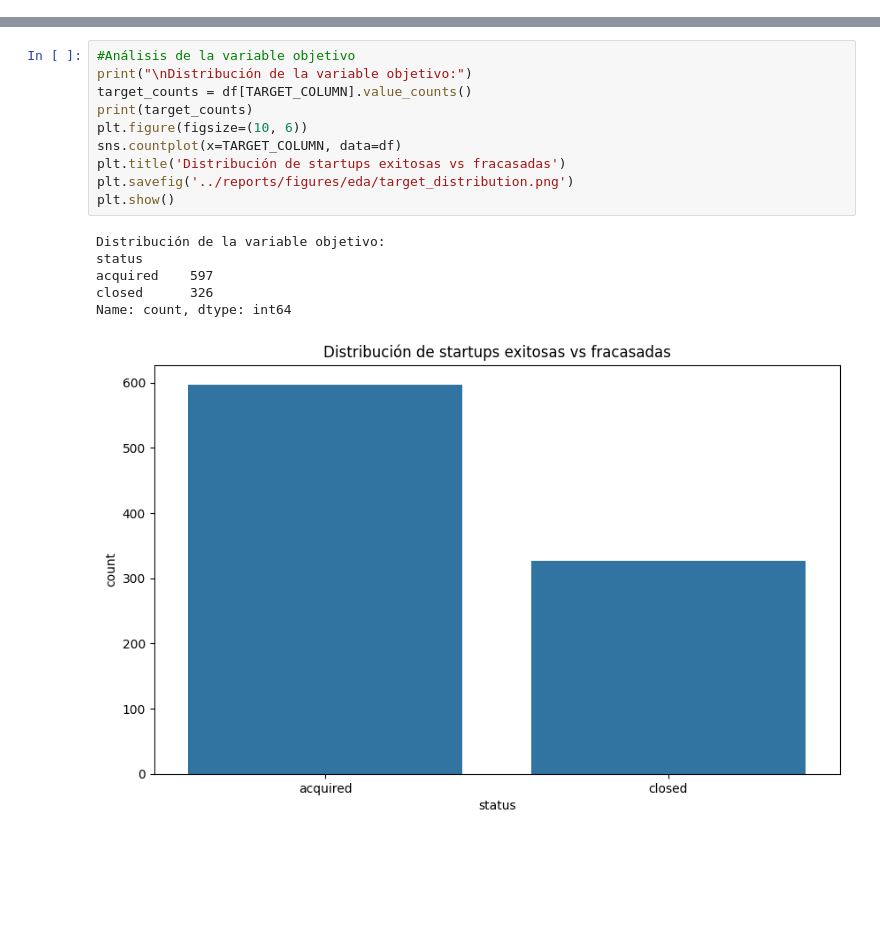
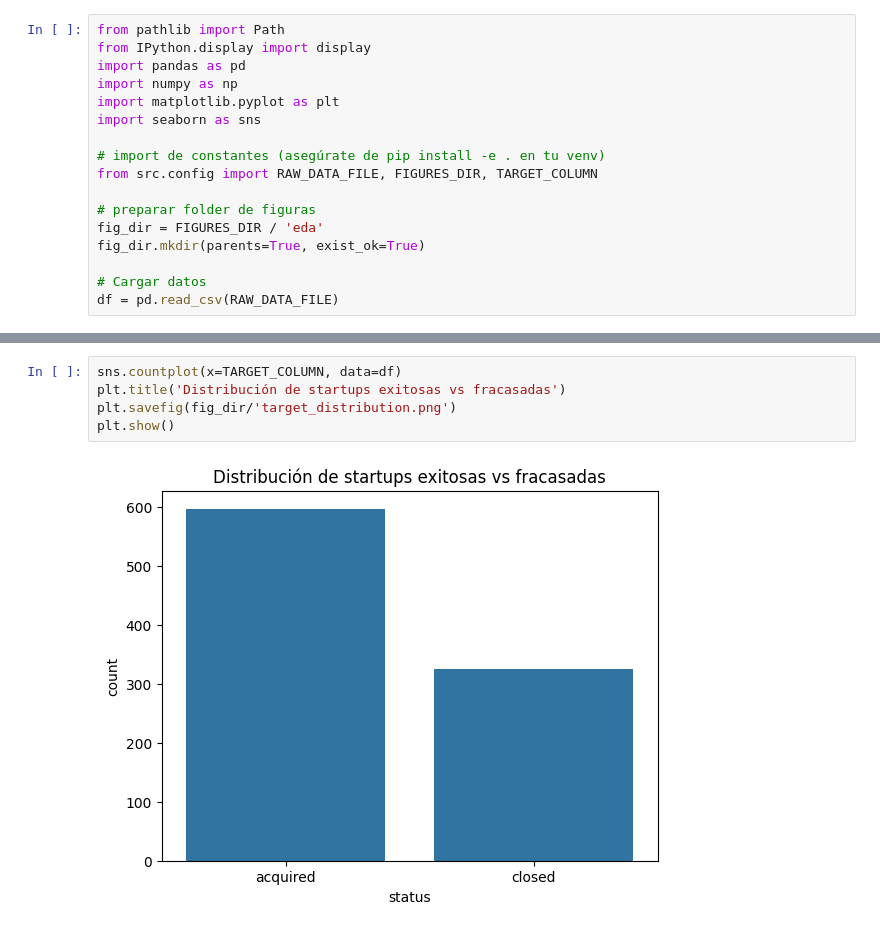
Before and after one commit to AlexLopez-ia/startups-ml, a Jupyter notebook: notebooks/01_eda.ipynb, the cells around one changed output, grey strips where cells are left out. Drawn from its saved outputs; the diff is of its cells as text; blank space fills up the shorter version.

```diff
--- a/notebooks/01_eda.ipynb
+++ b/notebooks/01_eda.ipynb
@@ -32,0 +5,17 @@ Primeras 5 filas del dataset:
+# %%
+from pathlib import Path
+from IPython.display import display
+import pandas as pd
+import numpy as np
+import matplotlib.pyplot as plt
+import seaborn as sns
+
+# import de constantes (asegúrate de pip install -e . en tu venv)
+from src.config import RAW_DATA_FILE, FIGURES_DIR, TARGET_COLUMN
+
+# preparar folder de figuras
+fig_dir = FIGURES_DIR / 'eda'
+fig_dir.mkdir(parents=True, exist_ok=True)
+
+# Cargar datos
+df = pd.read_csv(RAW_DATA_FILE)
@@ -64,18 +78,8 @@ dtype: int64
 # %%
-#Análisis de la variable objetivo
-print("\nDistribución de la variable objetivo:")
-target_counts = df[TARGET_COLUMN].value_counts()
-print(target_counts)
-plt.figure(figsize=(10, 6))
 sns.countplot(x=TARGET_COLUMN, data=df)
 plt.title('Distribución de startups exitosas vs fracasadas')
-plt.savefig('../reports/figures/eda/target_distribution.png')
+plt.savefig(fig_dir/'target_distribution.png')
 plt.show()
 # %% [output]
-Distribución de la variable objetivo:
-status
-acquired    597
-closed      326
-Name: count, dtype: int64
-[figure, old version]
+[figure, new version]
 # %%
```
Also changed, not shown: parts of 9 cells of this notebook, 9 other files.
